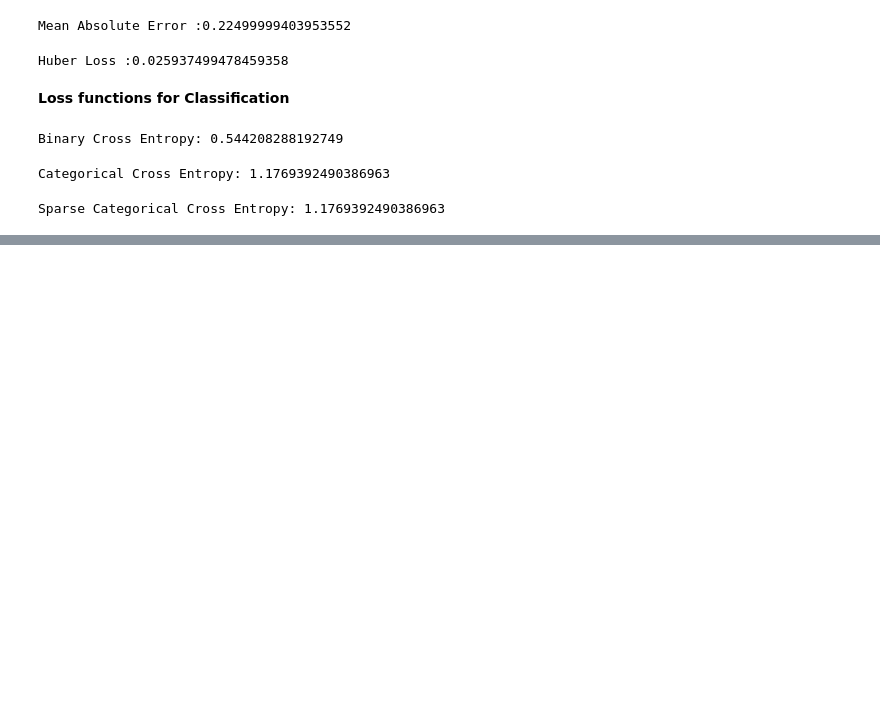
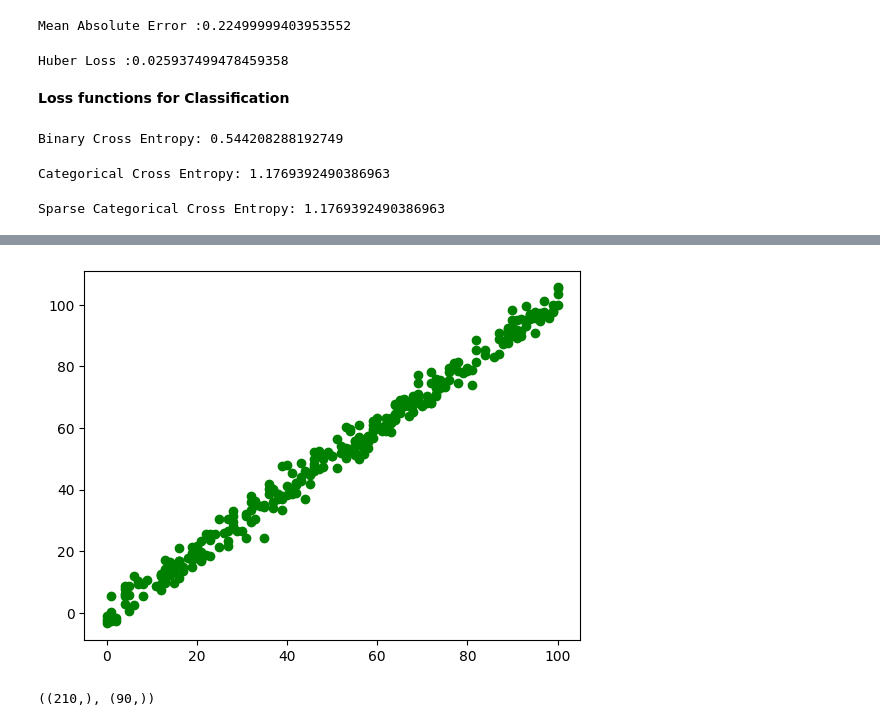
Before and after one commit to Ishanumayangana/neural-network, a Jupyter notebook: Tensorflow-2.ipynb, the cells around one changed output, grey strips where cells are left out. Saved outputs shown, nothing was run; the diff lists cells and outputs as text; code cells hidden in the pictures; blank space fills up the shorter version.

```diff
--- a/Tensorflow-2.ipynb
+++ b/Tensorflow-2.ipynb
@@ -123,0 +130,2 @@ Sparse Categorical Cross Entropy: 1.1769392490386963
+# %%
+data = pd.read_csv("Linear Regression.csv")
@@ -123,0 +161,3 @@ Sparse Categorical Cross Entropy: 1.1769392490386963
+# %%
+x=data['x']
+y=data['y']
@@ -123,0 +194,5 @@ Sparse Categorical Cross Entropy: 1.1769392490386963
+# %%
+plt.scatter(x, y, c='g')
+plt.show()
+# %% [output]
+[figure, added]
@@ -123,0 +202,4 @@ Sparse Categorical Cross Entropy: 1.1769392490386963
+# %%
+x_train.shape,x_test.shape
+# %% [output]
+((210,), (90,))
```
Also changed, not shown: parts of 26 cells of this notebook.
